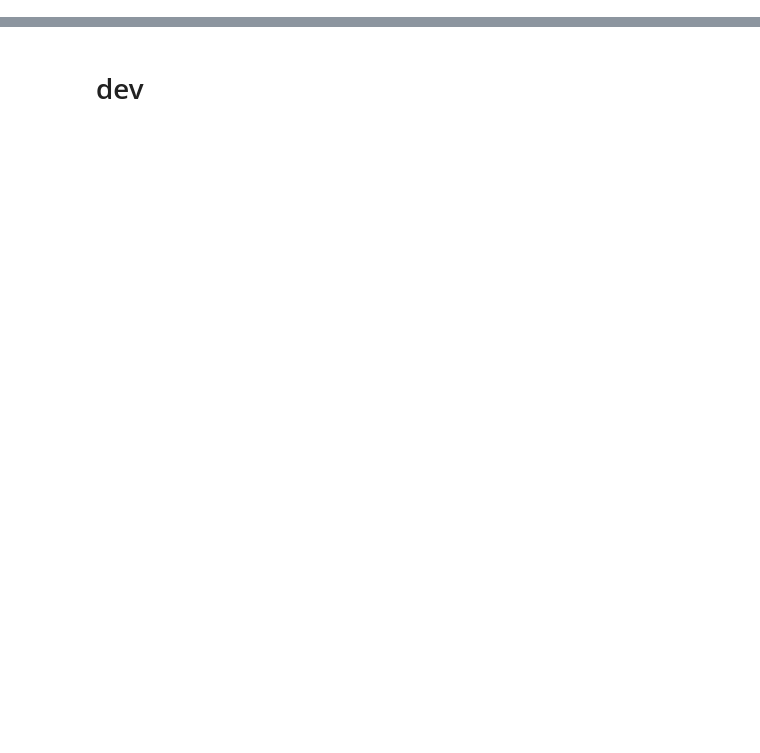
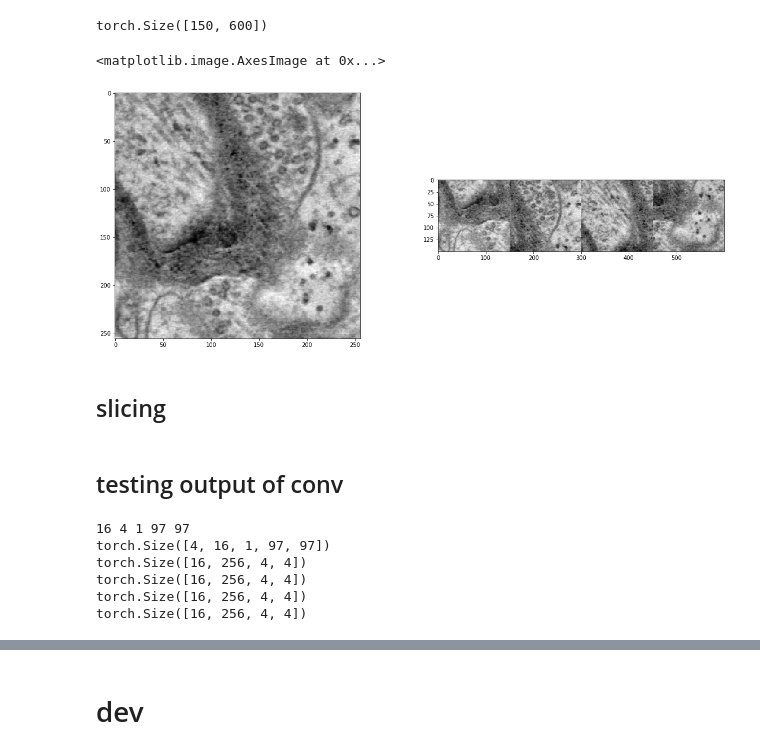
Before and after one commit to WAMRI-AI/salk-2020, a Jupyter notebook: lab/self-supervised/jigsaw/jigsaw-dataloader.ipynb, the cells around one changed output, grey strips where cells are left out. Drawn from its saved outputs; the diff is of its cells as text; code cells hidden in the pictures; blank space fills up the shorter version.

```diff
--- a/lab/self-supervised/jigsaw/jigsaw-dataloader.ipynb
+++ b/lab/self-supervised/jigsaw/jigsaw-dataloader.ipynb
@@ -1,16 +1 @@
-# %%
-%reload_ext autoreload
-%autoreload 2
-import numpy as np
-from itertools import permutations
-import torch
-from torch.utils.data import Dataset
-import torchvision.transforms as transforms
-from PIL import Image
-from pathlib import Path
-gpu_id = 0
-num_cores = 4
-torch.cuda.set_device(gpu_id)
-
-data_pth = Path('/home/alaa/Dropbox/BPHO Staff/USF/EM/training/trainsets/hr/')
 # %%
@@ -67,0 +64,21 @@ xb, yb = db.one_batch()
+# %%
+train_set = pd.read_csv('../train.csv')
+ds = DataLoader(train_set, patch_size=150)
+# %%
+x, orig = ds[80]
+x = torch.cat(tuple(x.squeeze()), 1)
+# %%
+x.size()
+# %% [output]
+torch.Size([150, 600])
+# %%
+plt.figure(figsize=(20, 8))
+plt.subplot(1,2,1)
+plt.imshow(orig, cmap='gray')
+plt.subplot(1,2,2)
+plt.imshow(x, cmap='gray')
+# %% [output]
+<matplotlib.image.AxesImage at 0x...>
+[figure, added]
+# %% [markdown]
+## slicing
@@ -67,0 +104,2 @@ xb, yb = db.one_batch()
+# %% [markdown]
+## testing output of conv
@@ -68 +126,10 @@ xb, yb = db.one_batch()
+# %%
+z = forward(image)
+# %% [output]
+16 4 1 97 97
+torch.Size([4, 16, 1, 97, 97])
+torch.Size([16, 256, 4, 4])
+torch.Size([16, 256, 4, 4])
+torch.Size([16, 256, 4, 4])
+torch.Size([16, 256, 4, 4])
 # %%
```
Also changed, not shown: parts of 14 cells of this notebook, 8 other files.
